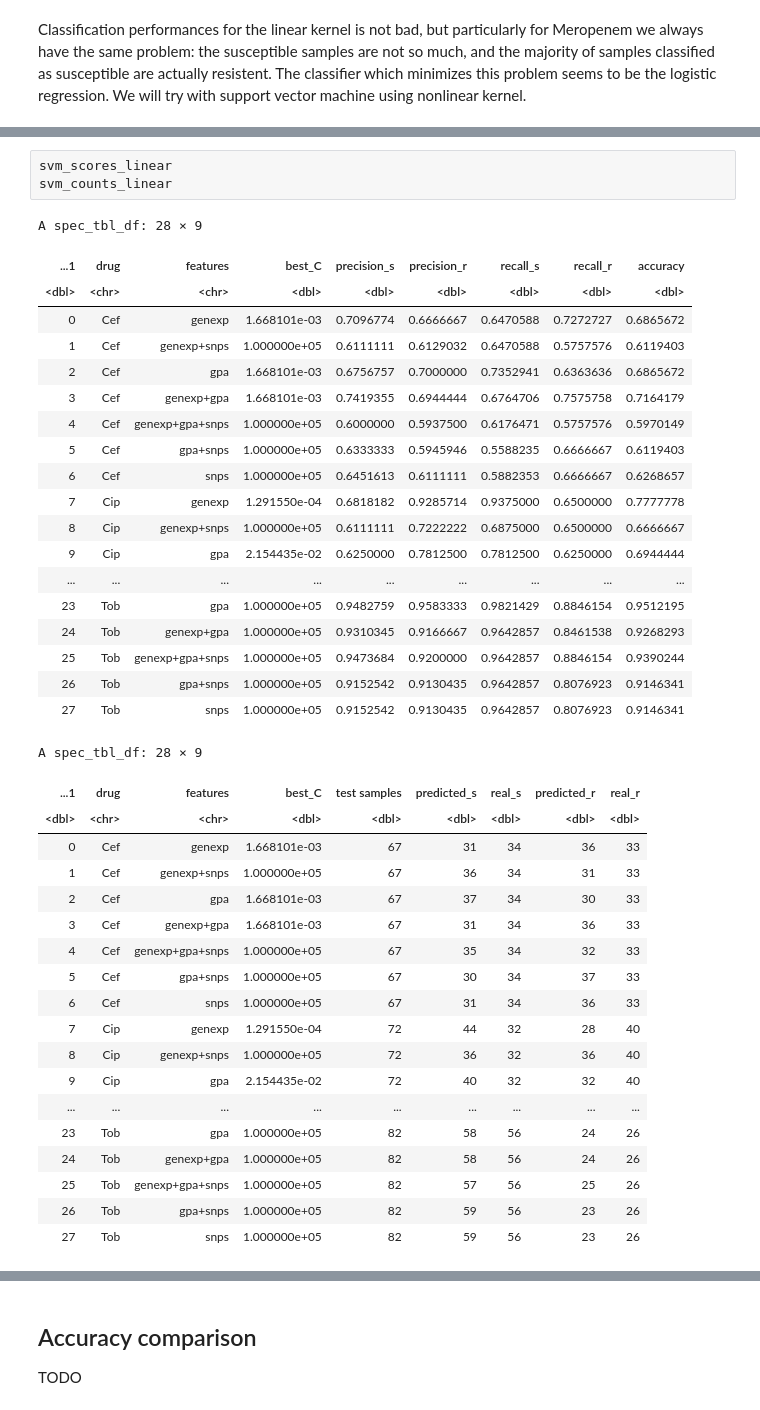
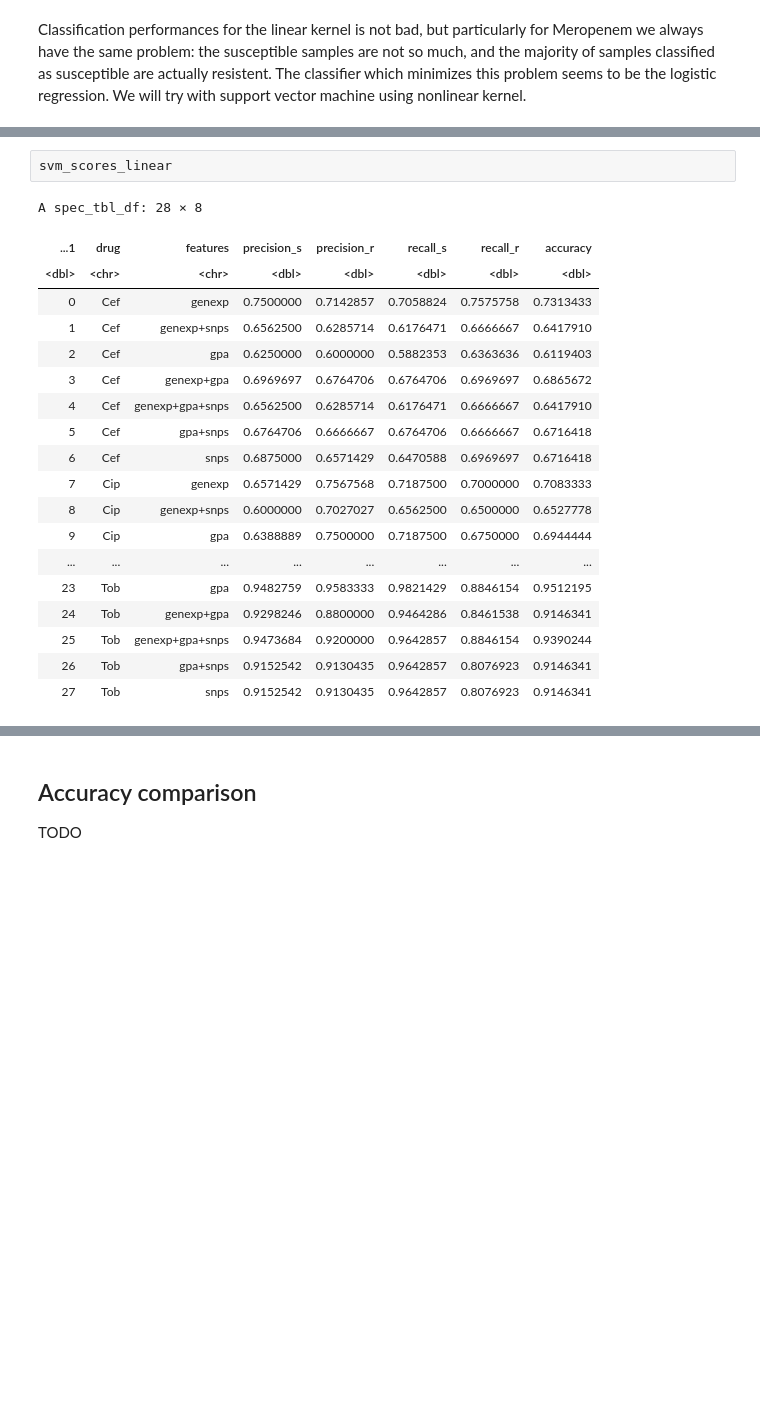
Before and after one commit to riccardo03-maker/Multiomic_integration_antimicrobial_resistance, a Jupyter notebook: r_trials.ipynb, the cells around one changed output, grey strips where cells are left out. Saved outputs shown, nothing was run; the diff lists cells and outputs as text; blank space fills up the shorter version.

```diff
--- a/r_trials.ipynb
+++ b/r_trials.ipynb
@@ -613,42 +599,22 @@ dbl (7): ...1, best_C, test samples, predicted_s, real_s, predicted_r, real_r
 # %%
 svm_scores_linear
-svm_counts_linear
 # %% [output]
-A spec_tbl_df: 28 × 9
+A spec_tbl_df: 28 × 8
-| ...1 | drug | features | best_C | precision_s | precision_r | recall_s | recall_r | accuracy |
-| <dbl> | <chr> | <chr> | <dbl> | <dbl> | <dbl> | <dbl> | <dbl> | <dbl> |
-| 0 | Cef | genexp | 1.668101e-03 | 0.7096774 | 0.6666667 | 0.6470588 | 0.7272727 | 0.6865672 |
-| 1 | Cef | genexp+snps | 1.000000e+05 | 0.6111111 | 0.6129032 | 0.6470588 | 0.5757576 | 0.6119403 |
-| 2 | Cef | gpa | 1.668101e-03 | 0.6756757 | 0.7000000 | 0.7352941 | 0.6363636 | 0.6865672 |
-| 3 | Cef | genexp+gpa | 1.668101e-03 | 0.7419355 | 0.6944444 | 0.6764706 | 0.7575758 | 0.7164179 |
-| 4 | Cef | genexp+gpa+snps | 1.000000e+05 | 0.6000000 | 0.5937500 | 0.6176471 | 0.5757576 | 0.5970149 |
-| 5 | Cef | gpa+snps | 1.000000e+05 | 0.6333333 | 0.5945946 | 0.5588235 | 0.6666667 | 0.6119403 |
-| 6 | Cef | snps | 1.000000e+05 | 0.6451613 | 0.6111111 | 0.5882353 | 0.6666667 | 0.6268657 |
-| 7 | Cip | genexp | 1.291550e-04 | 0.6818182 | 0.9285714 | 0.9375000 | 0.6500000 | 0.7777778 |
-| 8 | Cip | genexp+snps | 1.000000e+05 | 0.6111111 | 0.7222222 | 0.6875000 | 0.6500000 | 0.6666667 |
-| 9 | Cip | gpa | 2.154435e-02 | 0.6250000 | 0.7812500 | 0.7812500 | 0.6250000 | 0.6944444 |
-| ... | ... | ... | ... | ... | ... | ... | ... | ... |
-| 23 | Tob | gpa | 1.000000e+05 | 0.9482759 | 0.9583333 | 0.9821429 | 0.8846154 | 0.9512195 |
-| 24 | Tob | genexp+gpa | 1.000000e+05 | 0.9310345 | 0.9166667 | 0.9642857 | 0.8461538 | 0.9268293 |
-| 25 | Tob | genexp+gpa+snps | 1.000000e+05 | 0.9473684 | 0.9200000 | 0.9642857 | 0.8846154 | 0.9390244 |
-| 26 | Tob | gpa+snps | 1.000000e+05 | 0.9152542 | 0.9130435 | 0.9642857 | 0.8076923 | 0.9146341 |
-| 27 | Tob | snps | 1.000000e+05 | 0.9152542 | 0.9130435 | 0.9642857 | 0.8076923 | 0.9146341 |
+| ...1 | drug | features | precision_s | precision_r | recall_s | recall_r | accuracy |
+| <dbl> | <chr> | <chr> | <dbl> | <dbl> | <dbl> | <dbl> | <dbl> |
+| 0 | Cef | genexp | 0.7500000 | 0.7142857 | 0.7058824 | 0.7575758 | 0.7313433 |
+| 1 | Cef | genexp+snps | 0.6562500 | 0.6285714 | 0.6176471 | 0.6666667 | 0.6417910 |
+| 2 | Cef | gpa | 0.6250000 | 0.6000000 | 0.5882353 | 0.6363636 | 0.6119403 |
+| 3 | Cef | genexp+gpa | 0.6969697 | 0.6764706 | 0.6764706 | 0.6969697 | 0.6865672 |
+| 4 | Cef | genexp+gpa+snps | 0.6562500 | 0.6285714 | 0.6176471 | 0.6666667 | 0.6417910 |
+| 5 | Cef | gpa+snps | 0.6764706 | 0.6666667 | 0.6764706 | 0.6666667 | 0.6716418 |
+| 6 | Cef | snps | 0.6875000 | 0.6571429 | 0.6470588 | 0.6969697 | 0.6716418 |
+| 7 | Cip | genexp | 0.6571429 | 0.7567568 | 0.7187500 | 0.7000000 | 0.7083333 |
+| 8 | Cip | genexp+snps | 0.6000000 | 0.7027027 | 0.6562500 | 0.6500000 | 0.6527778 |
+| 9 | Cip | gpa | 0.6388889 | 0.7500000 | 0.7187500 | 0.6750000 | 0.6944444 |
+| ... | ... | ... | ... | ... | ... | ... | ... |
+| 23 | Tob | gpa | 0.9482759 | 0.9583333 | 0.9821429 | 0.8846154 | 0.9512195 |
+| 24 | Tob | genexp+gpa | 0.9298246 | 0.8800000 | 0.9464286 | 0.8461538 | 0.9146341 |
+| 25 | Tob | genexp+gpa+snps | 0.9473684 | 0.9200000 | 0.9642857 | 0.8846154 | 0.9390244 |
+| 26 | Tob | gpa+snps | 0.9152542 | 0.9130435 | 0.9642857 | 0.8076923 | 0.9146341 |
+| 27 | Tob | snps | 0.9152542 | 0.9130435 | 0.9642857 | 0.8076923 | 0.9146341 |
-A spec_tbl_df: 28 × 9
-| ...1 | drug | features | best_C | test samples | predicted_s | real_s | predicted_r | real_r |
-| <dbl> | <chr> | <chr> | <dbl> | <dbl> | <dbl> | <dbl> | <dbl> | <dbl> |
-| 0 | Cef | genexp | 1.668101e-03 | 67 | 31 | 34 | 36 | 33 |
-| 1 | Cef | genexp+snps | 1.000000e+05 | 67 | 36 | 34 | 31 | 33 |
-| 2 | Cef | gpa | 1.668101e-03 | 67 | 37 | 34 | 30 | 33 |
-| 3 | Cef | genexp+gpa | 1.668101e-03 | 67 | 31 | 34 | 36 | 33 |
-| 4 | Cef | genexp+gpa+snps | 1.000000e+05 | 67 | 35 | 34 | 32 | 33 |
-| 5 | Cef | gpa+snps | 1.000000e+05 | 67 | 30 | 34 | 37 | 33 |
-| 6 | Cef | snps | 1.000000e+05 | 67 | 31 | 34 | 36 | 33 |
-| 7 | Cip | genexp | 1.291550e-04 | 72 | 44 | 32 | 28 | 40 |
-| 8 | Cip | genexp+snps | 1.000000e+05 | 72 | 36 | 32 | 36 | 40 |
-| 9 | Cip | gpa | 2.154435e-02 | 72 | 40 | 32 | 32 | 40 |
-| ... | ... | ... | ... | ... | ... | ... | ... | ... |
-| 23 | Tob | gpa | 1.000000e+05 | 82 | 58 | 56 | 24 | 26 |
-| 24 | Tob | genexp+gpa | 1.000000e+05 | 82 | 58 | 56 | 24 | 26 |
-| 25 | Tob | genexp+gpa+snps | 1.000000e+05 | 82 | 57 | 56 | 25 | 26 |
-| 26 | Tob | gpa+snps | 1.000000e+05 | 82 | 59 | 56 | 23 | 26 |
-| 27 | Tob | snps | 1.000000e+05 | 82 | 59 | 56 | 23 | 26 |
```
Also changed, not shown: parts of 4 cells of this notebook, 9 other files.
